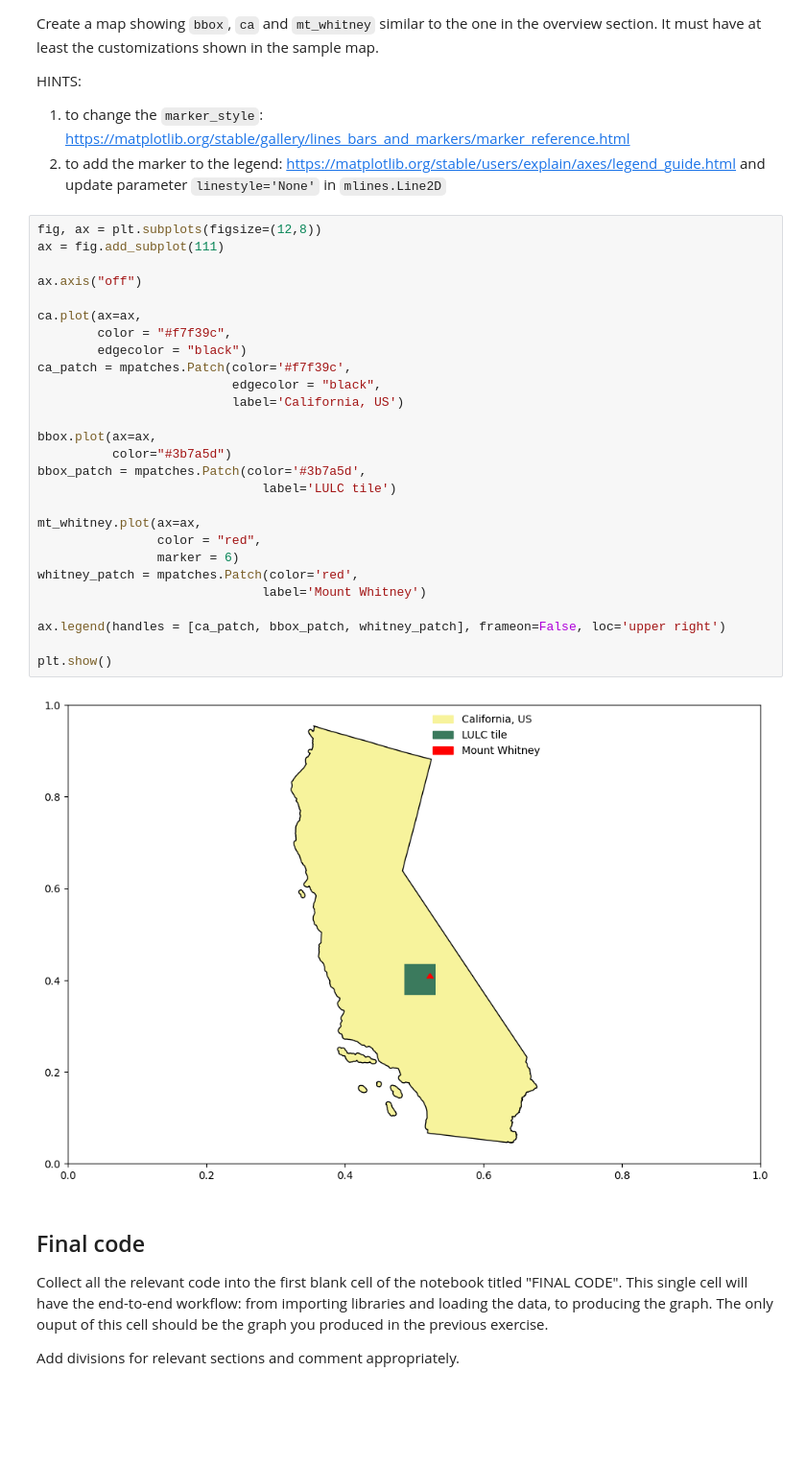
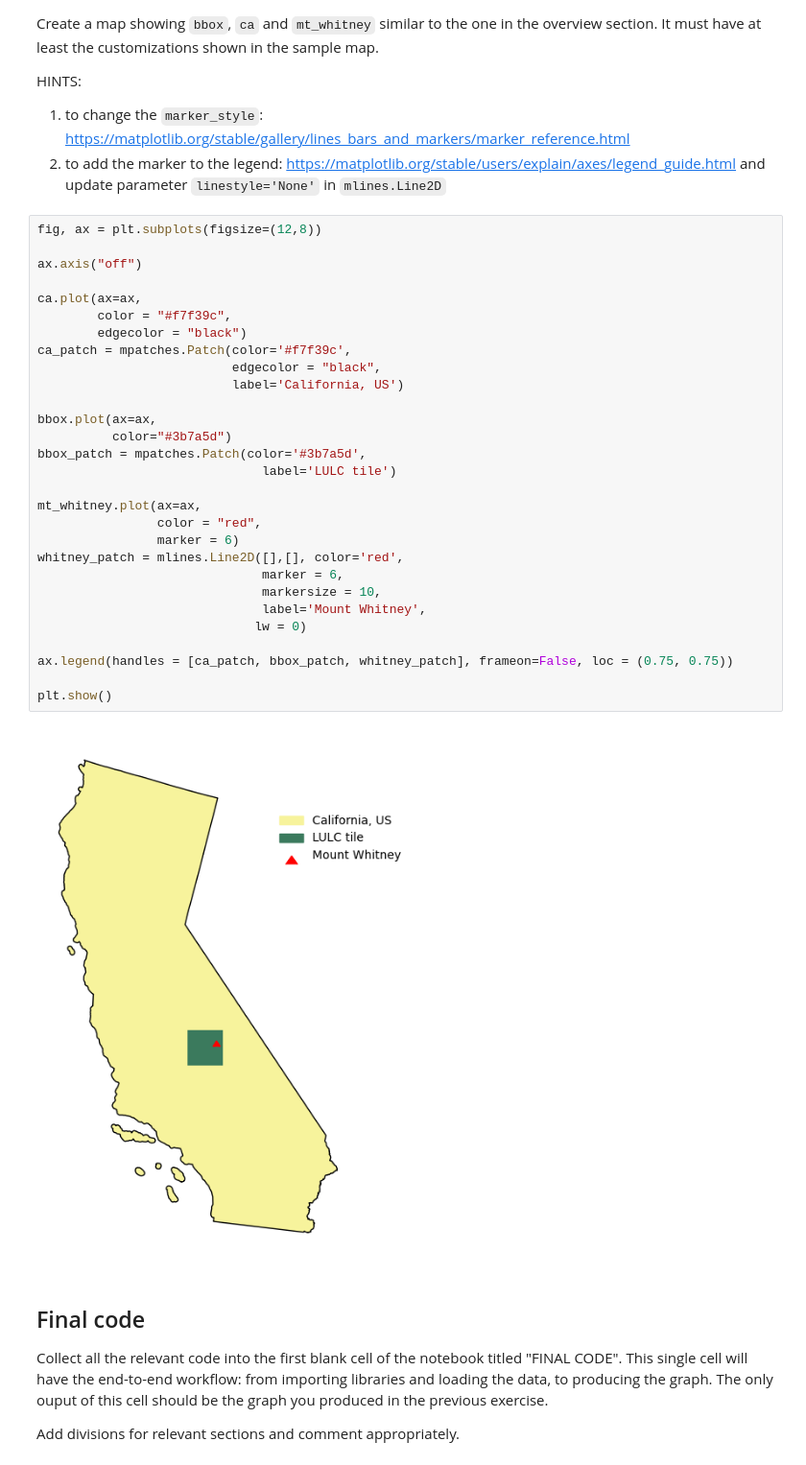
Before and after one commit to shmuir/eds220-assignment-4, a Jupyter notebook: hwk4-task1-whitney-map-2.ipynb, the cells around one changed output. Shown: that part at 96% size. Cells and saved outputs as stored; diff of their text form; blank space fills up the shorter version.

Commit message:
update legend

```diff
--- a/hwk4-task1-whitney-map-2.ipynb
+++ b/hwk4-task1-whitney-map-2.ipynb
@@ -132,33 +133,35 @@ HINTS:
 2. to add the marker to the legend: https://matplotlib.org/stable/users/explain/axes/legend_guide.html and update parameter `linestyle='None'` in `mlines.Line2D`
 # %%
 fig, ax = plt.subplots(figsize=(12,8))
-ax = fig.add_subplot(111)
 
 ax.axis("off")
 
 ca.plot(ax=ax,
         color = "#f7f39c",
         edgecolor = "black")
 ca_patch = mpatches.Patch(color='#f7f39c',
                           edgecolor = "black",
                           label='California, US')
 
 bbox.plot(ax=ax,
           color="#3b7a5d")
 bbox_patch = mpatches.Patch(color='#3b7a5d',
                               label='LULC tile')
 
 mt_whitney.plot(ax=ax,
                 color = "red",
                 marker = 6)
-whitney_patch = mpatches.Patch(color='red',
-                              label='Mount Whitney')
+whitney_patch = mlines.Line2D([],[], color='red',
+                              marker = 6,
+                              markersize = 10,
+                              label='Mount Whitney',
+                             lw = 0)
 
-ax.legend(handles = [ca_patch, bbox_patch, whitney_patch], frameon=False, loc='upper right')
+ax.legend(handles = [ca_patch, bbox_patch, whitney_patch], frameon=False, loc = (0.75, 0.75))
 
 plt.show()
 # %% [output]
-[figure, old version]
+[figure, new version]
 # %% [markdown]
 ## Final code
 Collect all the relevant code into the first blank cell of the notebook titled "FINAL CODE". This single cell will have the end-to-end workflow: from importing libraries and loading the data, to producing the graph. The only ouput of this cell should be the graph you produced in the previous exercise.
```
Also changed, not shown: parts of 1 cell of this notebook.
